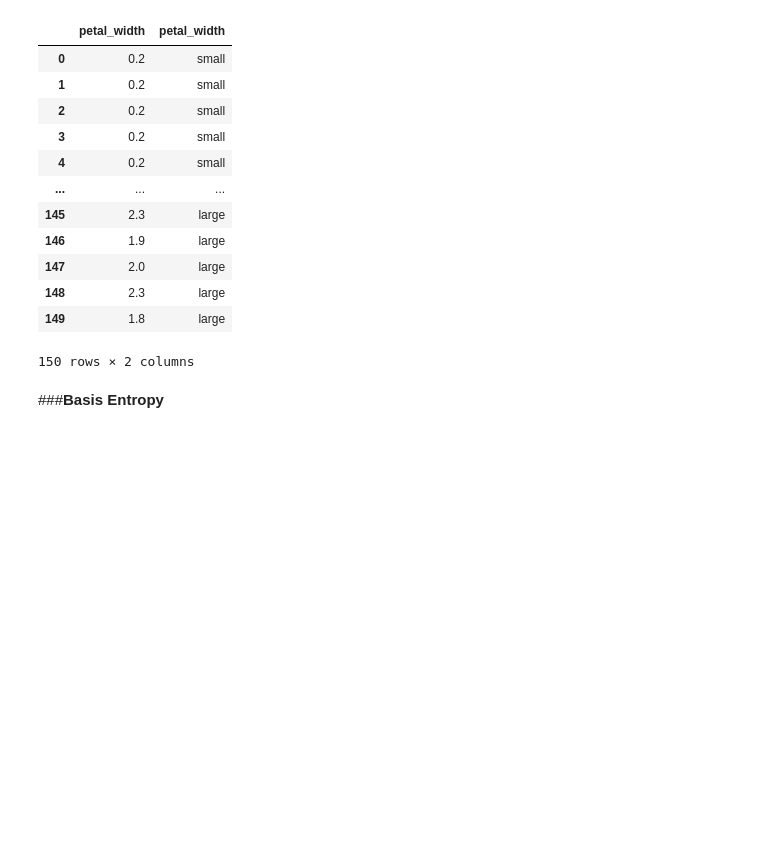
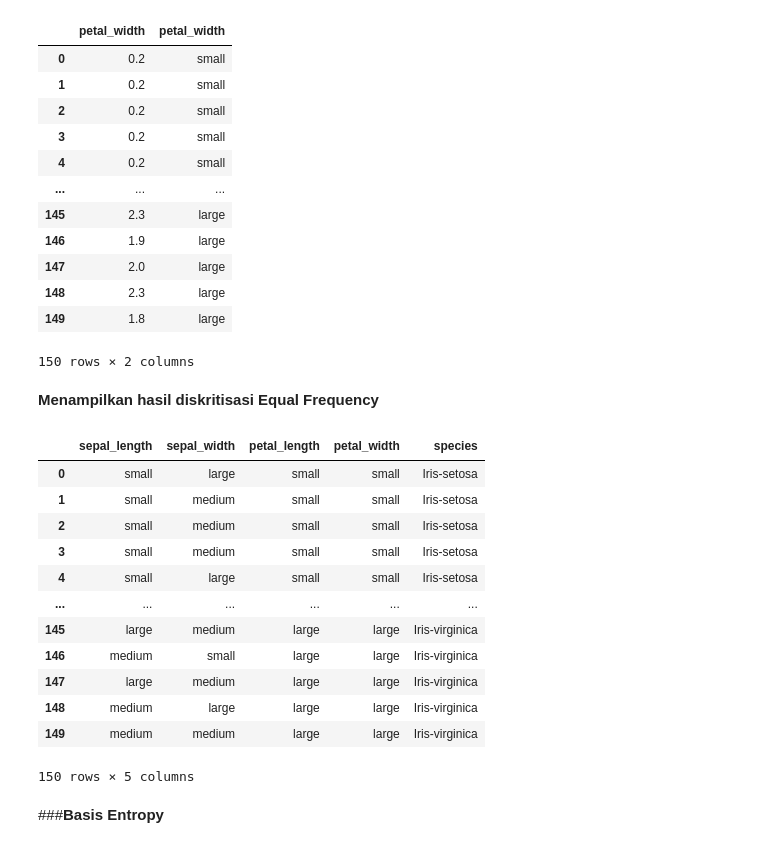
Before and after one commit to normalitariyn/datamining, a Jupyter notebook: _sources/Diskritisasi.ipynb, the cells around one changed output. Drawn from its saved outputs; the diff is of its cells as text; code cells hidden in the pictures; blank space fills up the shorter version.

```diff
--- a/_sources/Diskritisasi.ipynb
+++ b/_sources/Diskritisasi.ipynb
@@ -277,8 +297,8 @@ Name: sepal_length, dtype: int64
 # %%
 # perhitungan atribut sepal length dengan label
 
-binning_label = pd.qcut(c['sepal_length'],amount_of_binning, labels)
-l_sepal_binning = binning_label.value_counts()
+binning_label_sl = pd.qcut(c['sepal_length'],amount_of_binning, labels)
+l_sepal_binning = binning_label_sl.value_counts()
 print(l_sepal_binning)
 # %% [output]
 medium    56
@@ -320,8 +341,8 @@ Name: sepal_width, dtype: int64
 # %%
 # perhitungan atribut sepal  width dengan label
 
-binning_label = pd.qcut(c['sepal_width'],amount_of_binning, labels)
-w_sepal_binning = binning_label.value_counts()
+binning_label_sw = pd.qcut(c['sepal_width'],amount_of_binning, labels)
+w_sepal_binning = binning_label_sw.value_counts()
 print(w_sepal_binning)
 # %% [output]
 small     57
@@ -363,8 +385,8 @@ Name: petal_length, dtype: int64
 # %%
 # perhitungan atribut petal length dengan label
 
-binning_label = pd.qcut(c['petal_length'],amount_of_binning, labels)
-l_petal_binning = binning_label.value_counts()
+binning_label_pl = pd.qcut(c['petal_length'],amount_of_binning, labels)
+l_petal_binning = binning_label_pl.value_counts()
 print(l_petal_binning)
 # %% [output]
 medium    54
@@ -406,8 +429,8 @@ Name: petal_width, dtype: int64
 # %%
 # perhitungan atribut petal width dengan label
 
-binning_label = pd.qcut(c['petal_width'],amount_of_binning, labels)
-w_petal_binning = binning_label.value_counts()
+binning_label_pw = pd.qcut(c['petal_width'],amount_of_binning, labels)
+w_petal_binning = binning_label_pw.value_counts()
 print(w_petal_binning)
 # %% [output]
 medium    52
@@ -431,6 +455,24 @@ pd.concat((c["petal_width"],binning_label), axis=1)
 | 148 | 2.3 | large |
 | 149 | 1.8 | large |
 150 rows × 2 columns
+# %% [markdown]
+**Menampilkan hasil diskritisasi Equal Frequency**
+# %%
+pd.concat((binning_label_sl,binning_label_sw,binning_label_pl,binning_label_pw,c["species"]), axis=1)
+# %% [output]
+|  | sepal_length | sepal_width | petal_length | petal_width | species |
+| 0 | small | large | small | small | Iris-setosa |
+| 1 | small | medium | small | small | Iris-setosa |
+| 2 | small | medium | small | small | Iris-setosa |
+| 3 | small | medium | small | small | Iris-setosa |
+| 4 | small | large | small | small | Iris-setosa |
+| ... | ... | ... | ... | ... | ... |
+| 145 | large | medium | large | large | Iris-virginica |
+| 146 | medium | small | large | large | Iris-virginica |
+| 147 | large | medium | large | large | Iris-virginica |
+| 148 | medium | large | large | large | Iris-virginica |
+| 149 | medium | medium | large | large | Iris-virginica |
+150 rows × 5 columns
 # %% [markdown]
 ###**Basis Entropy**
 # %% [markdown]
```
Also changed, not shown: parts of 45 cells of this notebook, 9 other files.
